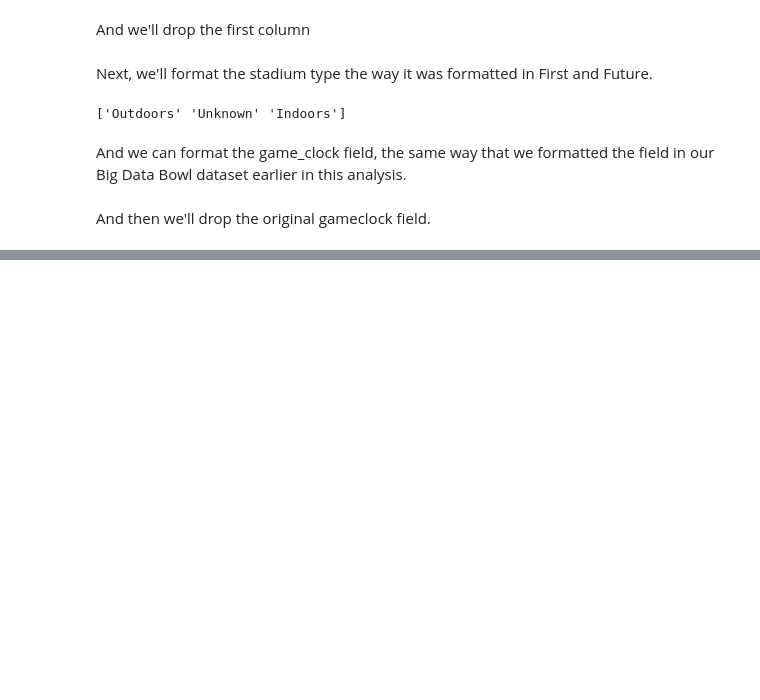
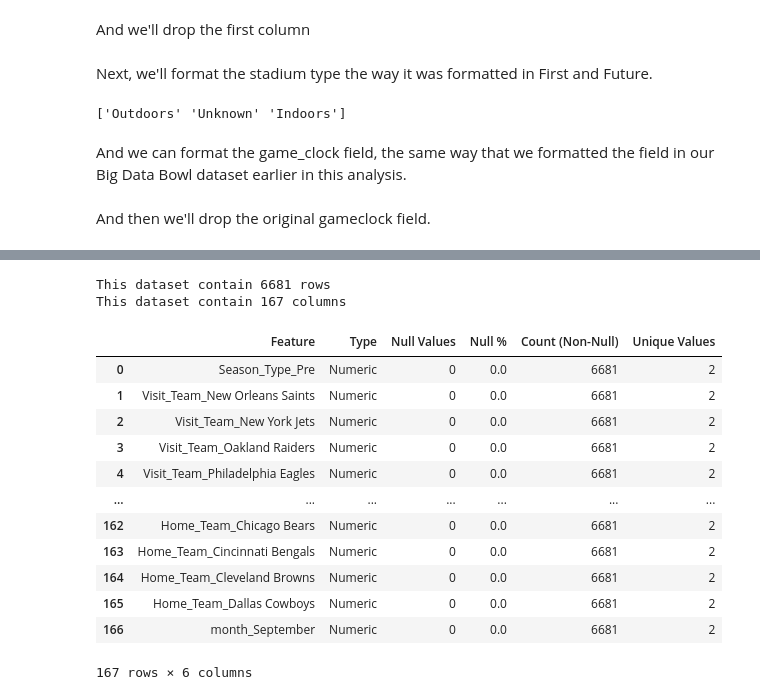
Before and after one commit to LeeMcFarling/AFL_Project_backup, a Jupyter notebook: Modeling/Weekly Assignments/Week_1.ipynb, the cells around one changed output, grey strips where cells are left out. Drawn from its saved outputs; the diff is of its cells as text; code cells hidden in the pictures; blank space fills up the shorter version.

```diff
--- a/Modeling/Weekly Assignments/Week_1.ipynb
+++ b/Modeling/Weekly Assignments/Week_1.ipynb
@@ -1003,0 +1118,4 @@ Format the Game_Date field as just a date, and not datet
+# %%
+PDA_All_Plays['Temperature'] = PDA_All_Plays[['Temperature']].fillna({
+    "Temperature": 64.5
+})
@@ -1003,0 +1124,8 @@ Format the Game_Date field as just a date, and not datet
+# %%
+PDA_Categorical = categorify(PDA_All_Plays)
+# %%
+PDA_Dummies = pd.get_dummies(PDA_Categorical, drop_first=True)
+
+print(PDA_Dummies.shape)
+
+PDA_Dummies.head(1)
@@ -1003,0 +1137,21 @@ Format the Game_Date field as just a date, and not datet
+# %%
+PDA_bool_cols = PDA_Dummies.select_dtypes(include='bool').columns
+PDA_Dummies[PDA_bool_cols] = PDA_Dummies[PDA_bool_cols].astype(int)
+# %%
+profile_dataset(PDA_Dummies)
+# %% [output]
+This dataset contain 6681 rows
+This dataset contain 167 columns
+|  | Feature | Type | Null Values | Null % | Count (Non-Null) | Unique Values |
+| 0 | Season_Type_Pre | Numeric | 0 | 0.0 | 6681 | 2 |
+| 1 | Visit_Team_New Orleans Saints | Numeric | 0 | 0.0 | 6681 | 2 |
+| 2 | Visit_Team_New York Jets | Numeric | 0 | 0.0 | 6681 | 2 |
+| 3 | Visit_Team_Oakland Raiders | Numeric | 0 | 0.0 | 6681 | 2 |
+| 4 | Visit_Team_Philadelphia Eagles | Numeric | 0 | 0.0 | 6681 | 2 |
+| ... | ... | ... | ... | ... | ... | ... |
+| 162 | Home_Team_Chicago Bears | Numeric | 0 | 0.0 | 6681 | 2 |
+| 163 | Home_Team_Cincinnati Bengals | Numeric | 0 | 0.0 | 6681 | 2 |
+| 164 | Home_Team_Cleveland Browns | Numeric | 0 | 0.0 | 6681 | 2 |
+| 165 | Home_Team_Dallas Cowboys | Numeric | 0 | 0.0 | 6681 | 2 |
+| 166 | month_September | Numeric | 0 | 0.0 | 6681 | 2 |
+167 rows × 6 columns
```
Also changed, not shown: parts of 38 cells of this notebook, 2 other files.
